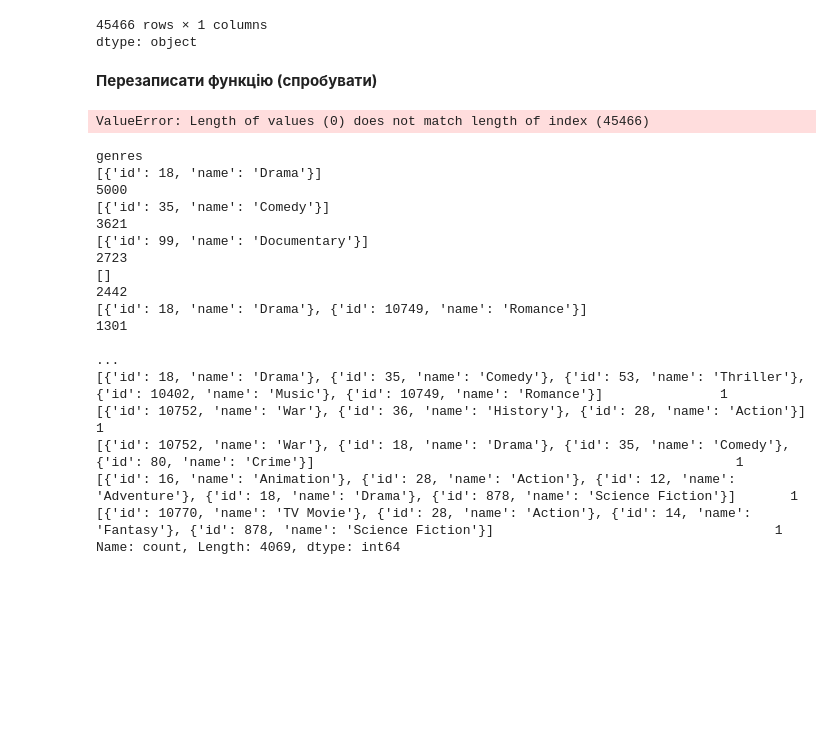
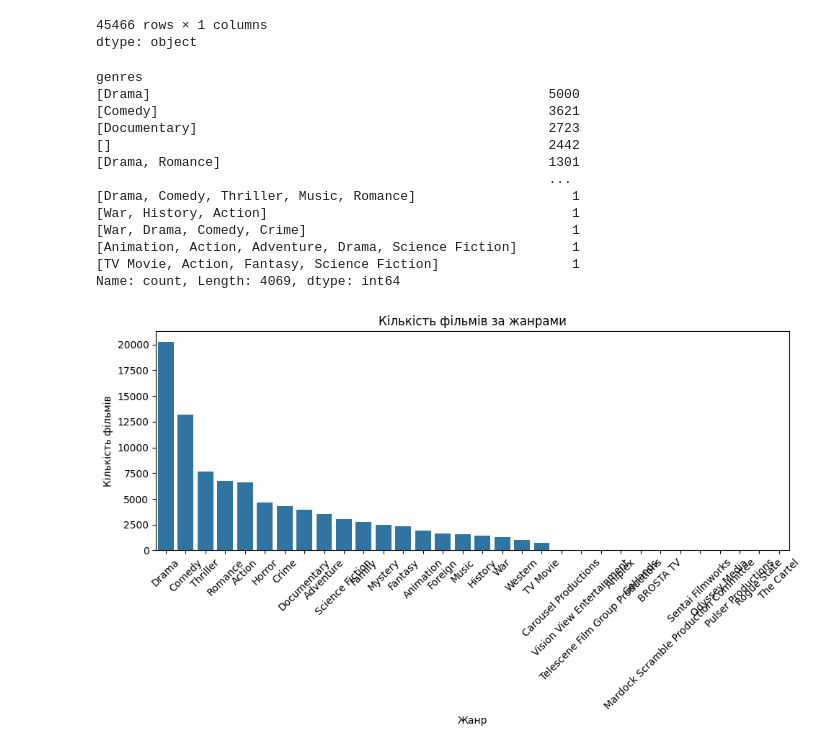
Before and after one commit to NikitaTsygura/MachineLearning, a Jupyter notebook: Аналізотор_фільмів.ipynb, the cells around one changed output. Drawn from its saved outputs; the diff is of its cells as text; code cells hidden in the pictures; blank space fills up the shorter version.

```diff
--- a/Аналізотор_фільмів.ipynb
+++ b/Аналізотор_фільмів.ipynb
@@ -252,8 +272,8 @@ movies_df.head()
 5 rows × 24 columns
 # %%
-def extract_generes(generes_str):
+def extract_genres(genres_str):
   try:
-    generes = ast.literal_eval(generes_str)
-    return [gener["name"]for gener in generes_str]
+    genres = ast.literal_eval(genres_str)
+    return [genre['name'] for genre in genres]
   except ValueError:
-    return[]
+    return []
@@ -291,29 +306,25 @@ df["genres"]
 | 45465 | [] |
 45466 rows × 1 columns
 dtype: object
-# %% [markdown]
-**Перезаписати функцію (спробувати)**
 # %%
 try:
-  df["genres"] = df["genres"].apply(extract_generes)
+  df['genres'] = df['genres'].apply(extract_genres)
 except:
-  df["genres"] = []
+  df['genres'] = []
-# %% [output]
-ValueError: Length of values (0) does not match length of index (45466)
 # %%
-genre_counts = movies_df["genres"].value_counts()
+genre_counts = df['genres'].value_counts()
 print(genre_counts)
 # %% [output]
 genres
-[{'id': 18, 'name': 'Drama'}]                                                                                                                                            5000
-[{'id': 35, 'name': 'Comedy'}]                                                                                                                                           3621
-[{'id': 99, 'name': 'Documentary'}]                                                                                                                                      2723
-[]                                                                                                                                                                       2442
-[{'id': 18, 'name': 'Drama'}, {'id': 10749, 'name': 'Romance'}]                                                                                                          1301
-                                                                                                                                                                         ...
-[{'id': 18, 'name': 'Drama'}, {'id': 35, 'name': 'Comedy'}, {'id': 53, 'name': 'Thriller'}, {'id': 10402, 'name': 'Music'}, {'id': 10749, 'name': 'Romance'}]               1
-[{'id': 10752, 'name': 'War'}, {'id': 36, 'name': 'History'}, {'id': 28, 'name': 'Action'}]                                                                                 1
-[{'id': 10752, 'name': 'War'}, {'id': 18, 'name': 'Drama'}, {'id': 35, 'name': 'Comedy'}, {'id': 80, 'name': 'Crime'}]                                                      1
-[{'id': 16, 'name': 'Animation'}, {'id': 28, 'name': 'Action'}, {'id': 12, 'name': 'Adventure'}, {'id': 18, 'name': 'Drama'}, {'id': 878, 'name': 'Science Fiction'}]       1
-[{'id': 10770, 'name': 'TV Movie'}, {'id': 28, 'name': 'Action'}, {'id': 14, 'name': 'Fantasy'}, {'id': 878, 'name': 'Science Fiction'}]                                    1
+[Drama]                                                   5000
+[Comedy]                                                  3621
+[Documentary]                                             2723
+[]                                                        2442
+[Drama, Romance]                                          1301
+                                                          ...
+[Drama, Comedy, Thriller, Music, Romance]                    1
+[War, History, Action]                                       1
+[War, Drama, Comedy, Crime]                                  1
+[Animation, Action, Adventure, Drama, Science Fiction]       1
+[TV Movie, Action, Fantasy, Science Fiction]                 1
 Name: count, Length: 4069, dtype: int64
@@ -322,0 +331,18 @@ import seaborn as sns
+# %%
+genres_exploded = df[['title', 'release_date', 'budget', 'revenue', 'genres']].explode('genres')
+# print(genres_exploded)
+
+genre_count = genres_exploded['genres'].value_counts()
+# print(genre_count)
+
+# Візуазізація жанрів
+plt.figure(figsize=(10,6))
+sns.barplot(x=genre_count.index, y=genre_count.values)
+plt.title("Кількість фільмів за жанрами")
+plt.xlabel("Жанр")
+plt.ylabel("Кількість фільмів")
+plt.xticks(rotation=45)
+plt.tight_layout()
+# plt.show()
+# %% [output]
+[figure, added]
```
Also changed, not shown: parts of 15 cells of this notebook.
